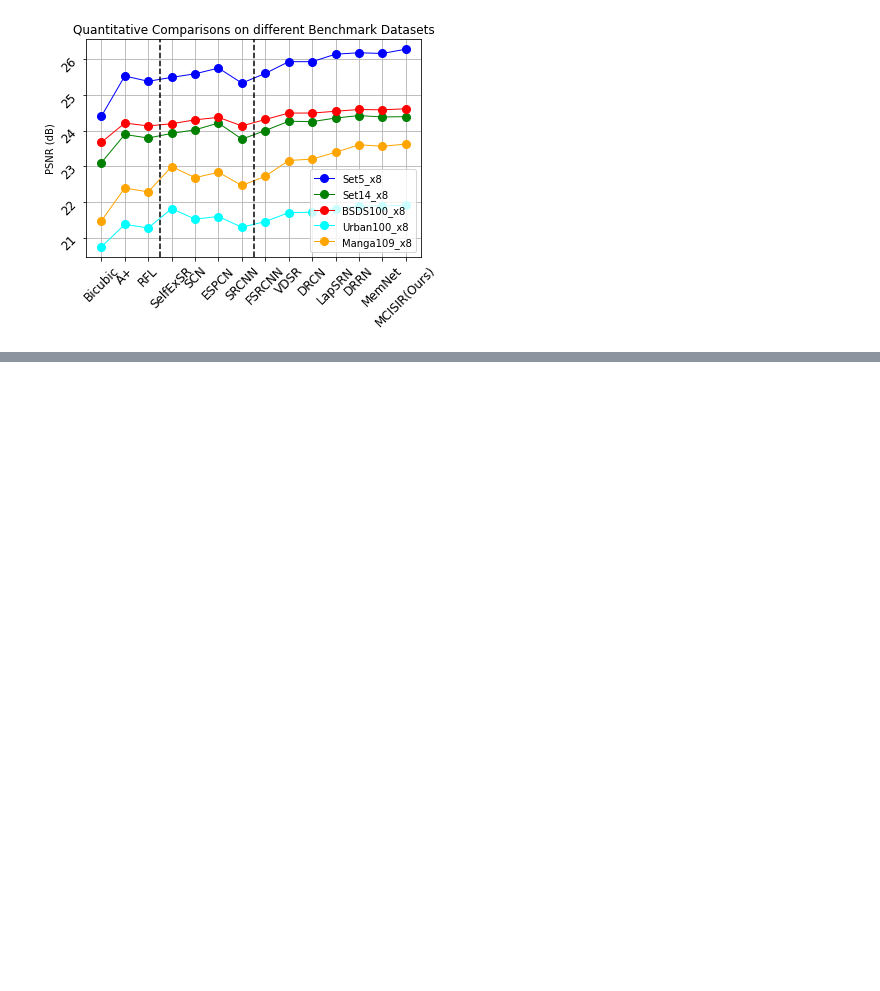
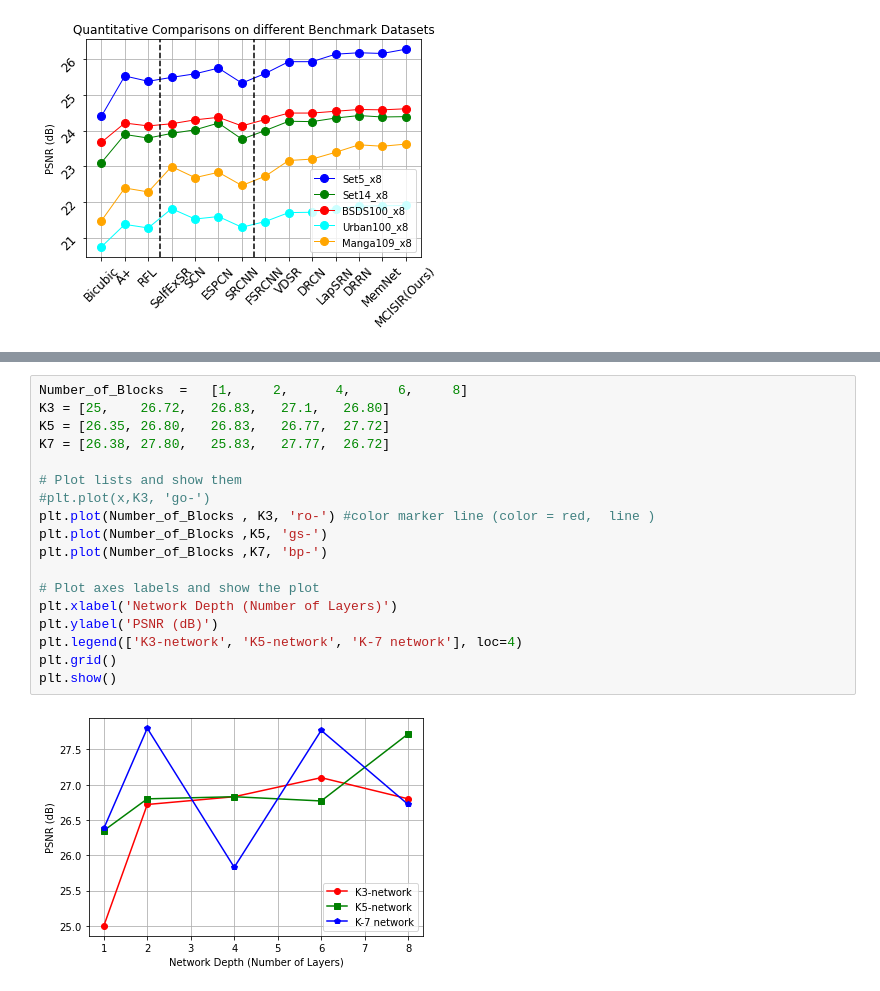
Before and after one commit to niazwazir/Google-Colab, a Jupyter notebook: GRAPH_FLOPS_SCALE4.ipynb, the cells around one changed output, grey strips where cells are left out. Cells and saved outputs as stored; diff of their text form; blank space fills up the shorter version.

```diff
--- a/GRAPH_FLOPS_SCALE4.ipynb
+++ b/GRAPH_FLOPS_SCALE4.ipynb
@@ -144,0 +159,20 @@ plt.show()
+# %%
+Number_of_Blocks  =   [1,     2,      4,      6,     8]
+K3 = [25,    26.72,   26.83,   27.1,   26.80]
+K5 = [26.35, 26.80,   26.83,   26.77,  27.72]
+K7 = [26.38, 27.80,   25.83,   27.77,  26.72]
+
+# Plot lists and show them
+#plt.plot(x,K3, 'go-')
+plt.plot(Number_of_Blocks , K3, 'ro-') #color marker line (color = red,  line )
+plt.plot(Number_of_Blocks ,K5, 'gs-')
+plt.plot(Number_of_Blocks ,K7, 'bp-')
+
+# Plot axes labels and show the plot
+plt.xlabel('Network Depth (Number of Layers)')
+plt.ylabel('PSNR (dB)')
+plt.legend(['K3-network', 'K5-network', 'K-7 network'], loc=4)
+plt.grid()
+plt.show()
+# %% [output]
+[figure, added]
```
Also changed, not shown: parts of 2 cells of this notebook.
